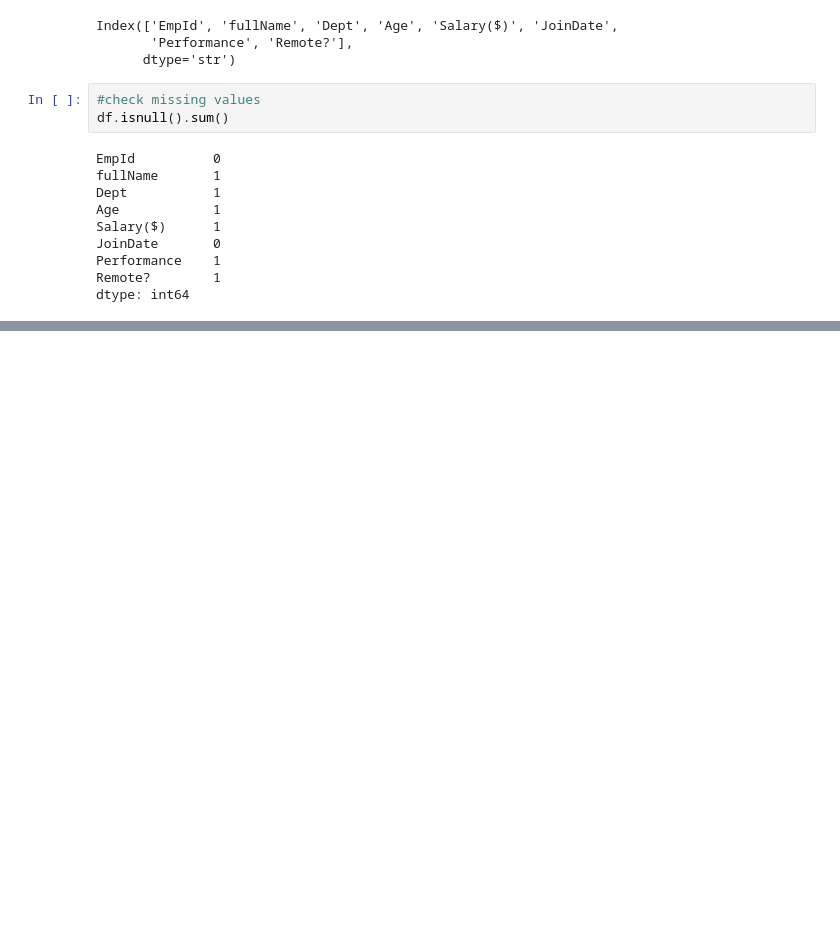
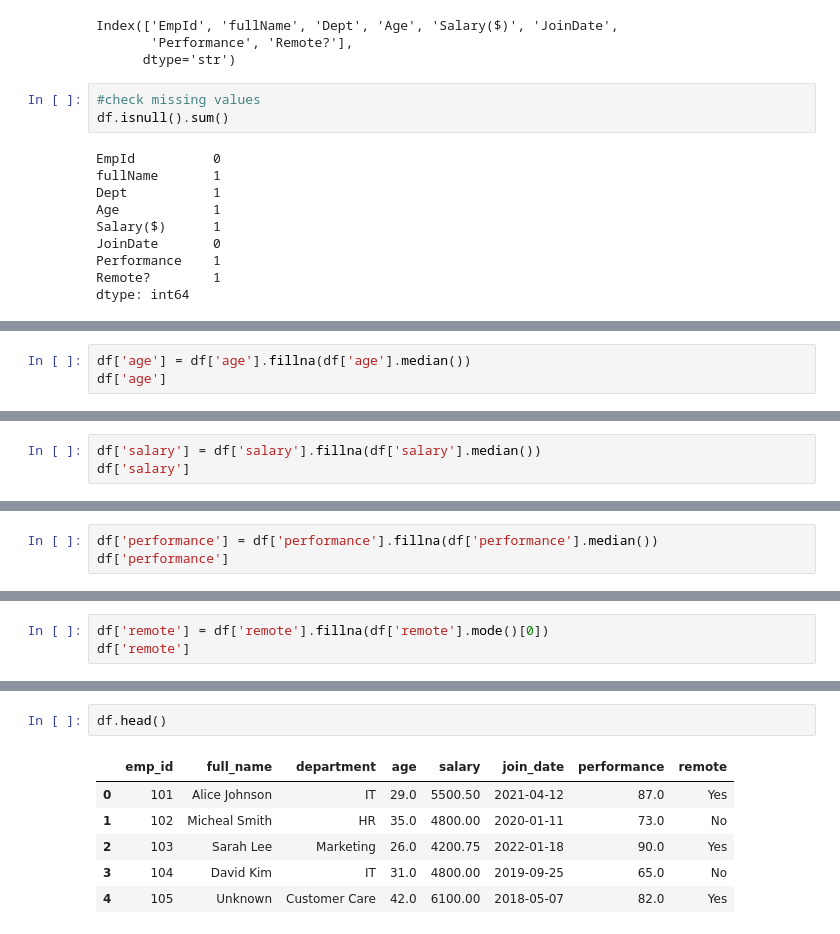
Before and after one commit to Pretty-Towsen/data-analysis-class, a Jupyter notebook: employee_analysis.ipynb, the cells around one changed output, grey strips where cells are left out. Cells and saved outputs as stored; diff of their text form; blank space fills up the shorter version.

```diff
--- a/employee_analysis.ipynb
+++ b/employee_analysis.ipynb
@@ -114,0 +446,3 @@ Length: 8, dtype: str
+# %%
+df['age'] = df['age'].fillna(df['age'].median())
+df['age']
@@ -114,0 +461,3 @@ Length: 8, dtype: str
+# %%
+df['salary'] = df['salary'].fillna(df['salary'].median())
+df['salary']
@@ -114,0 +476,3 @@ Length: 8, dtype: str
+# %%
+df['performance'] = df['performance'].fillna(df['performance'].median())
+df['performance']
@@ -114,0 +491,3 @@ Length: 8, dtype: str
+# %%
+df['remote'] = df['remote'].fillna(df['remote'].mode()[0])
+df['remote']
@@ -114,0 +521,9 @@ Length: 8, dtype: str
+# %%
+df.head()
+# %% [output]
+|  | emp_id | full_name | department | age | salary | join_date | performance | remote |
+| 0 | 101 | Alice Johnson | IT | 29.0 | 5500.50 | 2021-04-12 | 87.0 | Yes |
+| 1 | 102 | Micheal Smith | HR | 35.0 | 4800.00 | 2020-01-11 | 73.0 | No |
+| 2 | 103 | Sarah Lee | Marketing | 26.0 | 4200.75 | 2022-01-18 | 90.0 | Yes |
+| 3 | 104 | David Kim | IT | 31.0 | 4800.00 | 2019-09-25 | 65.0 | No |
+| 4 | 105 | Unknown | Customer Care | 42.0 | 6100.00 | 2018-05-07 | 82.0 | Yes |
```
Also changed, not shown: parts of 28 cells of this notebook, 3 other files.
